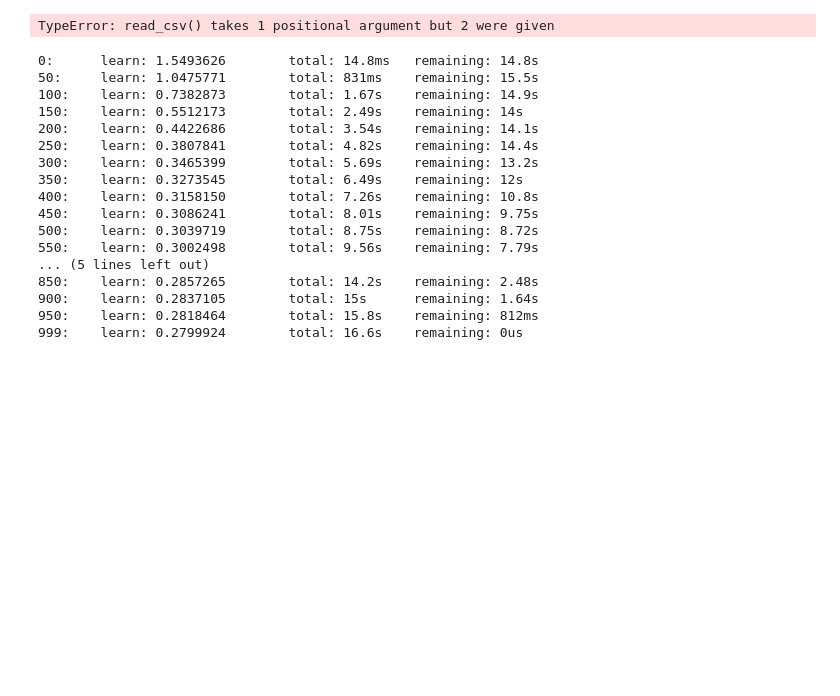
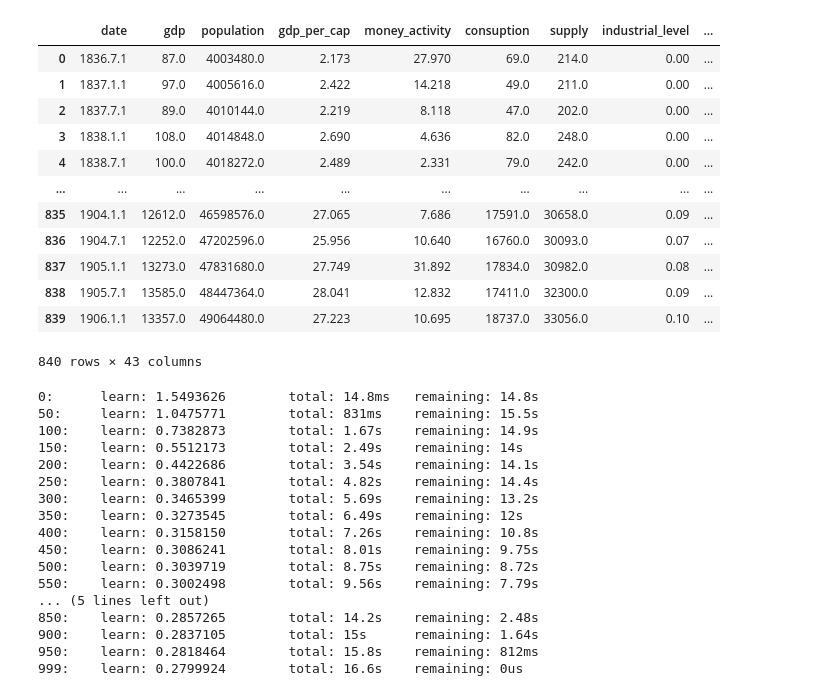
Before and after one commit to max12G/vic2-save, a Jupyter notebook: model/training.ipynb, the cells around one changed output. Cells and saved outputs as stored; diff of their text form; code cells hidden in the pictures; blank space fills up the shorter version.

```diff
--- a/model/training.ipynb
+++ b/model/training.ipynb
@@ -14,9 +14,23 @@ from sklearn.preprocessing import StandardScaler
 import sqlite3
 conn = sqlite3.connect("dataset.db")
 # %%
-df = pd.read_sql("SELECT * FROM runs_stats WHERE game_ind = 3", conn)
+df = pd.read_sql("SELECT * FROM runs_stats WHERE game_ind < 3 AND country IN ('AFG', 'USA', 'FRA')", conn)
-# %% [output]
-TypeError: read_csv() takes 1 positional argument but 2 were given
+# %%
+df
+# %% [output]
+|  | date | gdp | population | gdp_per_cap | money_activity | consuption | supply | industrial_level | ... |
+| 0 | 1836.7.1 | 87.0 | 4003480.0 | 2.173 | 27.970 | 69.0 | 214.0 | 0.00 | ... |
+| 1 | 1837.1.1 | 97.0 | 4005616.0 | 2.422 | 14.218 | 49.0 | 211.0 | 0.00 | ... |
+| 2 | 1837.7.1 | 89.0 | 4010144.0 | 2.219 | 8.118 | 47.0 | 202.0 | 0.00 | ... |
+| 3 | 1838.1.1 | 108.0 | 4014848.0 | 2.690 | 4.636 | 82.0 | 248.0 | 0.00 | ... |
+| 4 | 1838.7.1 | 100.0 | 4018272.0 | 2.489 | 2.331 | 79.0 | 242.0 | 0.00 | ... |
+| ... | ... | ... | ... | ... | ... | ... | ... | ... | ... |
+| 835 | 1904.1.1 | 12612.0 | 46598576.0 | 27.065 | 7.686 | 17591.0 | 30658.0 | 0.09 | ... |
+| 836 | 1904.7.1 | 12252.0 | 47202596.0 | 25.956 | 10.640 | 16760.0 | 30093.0 | 0.07 | ... |
+| 837 | 1905.1.1 | 13273.0 | 47831680.0 | 27.749 | 31.892 | 17834.0 | 30982.0 | 0.08 | ... |
+| 838 | 1905.7.1 | 13585.0 | 48447364.0 | 28.041 | 12.832 | 17411.0 | 32300.0 | 0.09 | ... |
+| 839 | 1906.1.1 | 13357.0 | 49064480.0 | 27.223 | 10.695 | 18737.0 | 33056.0 | 0.10 | ... |
+840 rows × 43 columns
 # %%
 class DataLoader:
     def __init__(self, countries, max_count = (0, 5), shift_size = 4, lag_size = 6, logging = True):
```
Also changed, not shown: 6 other files.
